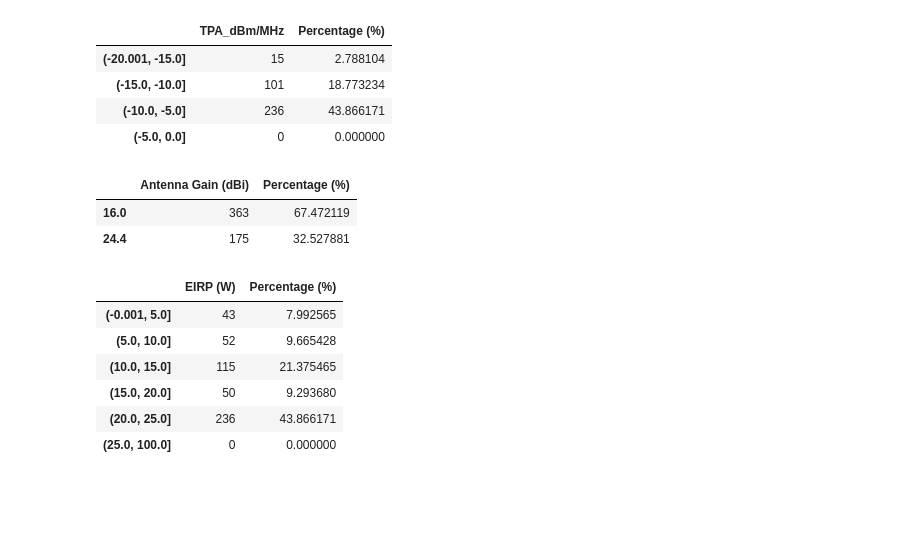
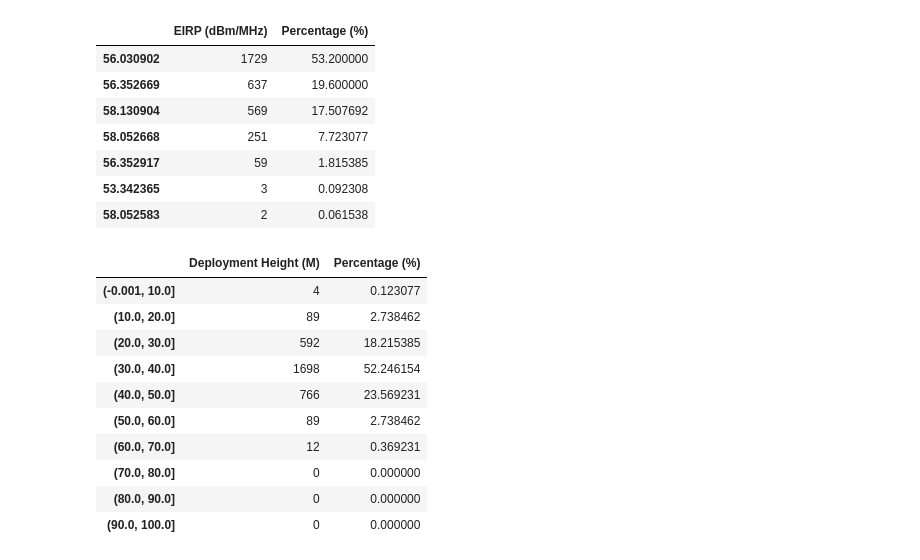
Before and after one commit to navnith-reddy/RAdata, a Jupyter notebook: NBNDataProcessing.ipynb, the cells around one changed output. Drawn from its saved outputs; the diff is of its cells as text; code cells hidden in the pictures; blank space fills up the shorter version.

```diff
--- a/NBNDataProcessing.ipynb
+++ b/NBNDataProcessing.ipynb
@@ -133,42 +226,36 @@ TPAdist
 # %%
-# TPA Distribution (dBm/MHz)
-bins = [-20, -15, -10, -5, 0]
-TPAdist = pd.DataFrame(unwired['TPA_dBm/MHz'].value_counts(bins=bins, sort=False))
-TPAdist['Percentage (%)'] = (TPAdist['TPA_dBm/MHz'] / 538) * 100
-TPAdist.rename(columns={'TPA_W' : 'Total Power into Antenna (dBm/MHz)'}, inplace=True)
-TPAdist.to_csv('Data/TPAdist_dBmMHz.csv', index=True)
-TPAdist
+# EIRP dBm/MHz
+EIRPs_dBm = pd.DataFrame(nbn['EIRP_dBm/MHz'].value_counts( sort=True))
+EIRPs_dBm['Percentage (%)'] = (EIRPs_dBm['EIRP_dBm/MHz'] /  3250) * 100
+EIRPs_dBm.rename(columns={'EIRP_dBm/MHz' : 'EIRP (dBm/MHz)'}, inplace=True)
+EIRPs_dBm.to_csv('Data/NBN/EIRPs_dBmHz.csv', index=True)
+EIRPs_dBm
 # %% [output]
-|  | TPA_dBm/MHz | Percentage (%) |
-| (-20.001, -15.0] | 15 | 2.788104 |
-| (-15.0, -10.0] | 101 | 18.773234 |
-| (-10.0, -5.0] | 236 | 43.866171 |
-| (-5.0, 0.0] | 0 | 0.000000 |
+|  | EIRP (dBm/MHz) | Percentage (%) |
+| 56.030902 | 1729 | 53.200000 |
+| 56.352669 | 637 | 19.600000 |
+| 58.130904 | 569 | 17.507692 |
+| 58.052668 | 251 | 7.723077 |
+| 56.352917 | 59 | 1.815385 |
+| 53.342365 | 3 | 0.092308 |
+| 58.052583 | 2 | 0.061538 |
 # %%
-# Antenna Gains
-bins = [0, 15, 17.5, 20, 22.5, 25, 100]
-AntennaG = pd.DataFrame(unwired['Antenna_Gain'].value_counts( sort=False))
-AntennaG['Percentage (%)'] = (AntennaG['Antenna_Gain'] / 538) * 100
-AntennaG.rename(columns={'Antenna_Gain' : 'Antenna Gain (dBi)'}, inplace=True)
-AntennaG.to_csv('Data/AntennaGain.csv', index=True)
-AntennaG
+# Antenna Height Distributions
+bins = [0, 10, 20, 30, 40, 50, 60, 70, 80, 90, 100]
+AntennaHts = pd.DataFrame(nbn['Antenna_Ht'].value_counts(bins=bins, sort=False))
+AntennaHts['Percentage (%)'] = (AntennaHts['Antenna_Ht'] /  3250) * 100
+AntennaHts.rename(columns={'Antenna_Ht' : 'Deployment Height (M)'}, inplace=True)
+AntennaHts.to_csv('Data/NBN/AntennaHts.csv', index=True)
+AntennaHts
 # %% [output]
-|  | Antenna Gain (dBi) | Percentage (%) |
-| 16.0 | 363 | 67.472119 |
-| 24.4 | 175 | 32.527881 |
+|  | Deployment Height (M) | Percentage (%) |
+| (-0.001, 10.0] | 4 | 0.123077 |
+| (10.0, 20.0] | 89 | 2.738462 |
+| (20.0, 30.0] | 592 | 18.215385 |
+| (30.0, 40.0] | 1698 | 52.246154 |
+| (40.0, 50.0] | 766 | 23.569231 |
+| (50.0, 60.0] | 89 | 2.738462 |
+| (60.0, 70.0] | 12 | 0.369231 |
+| (70.0, 80.0] | 0 | 0.000000 |
+| (80.0, 90.0] | 0 | 0.000000 |
+| (90.0, 100.0] | 0 | 0.000000 |
-# %%
-# EIRP
-bins = [0, 5, 10, 15, 20, 25, 100]
-EIRPs = pd.DataFrame(unwired['EIRP'].value_counts(bins=bins, sort=False))
-EIRPs['Percentage (%)'] = (EIRPs['EIRP'] / 538) * 100
-EIRPs.rename(columns={'EIRP' : 'EIRP (W)'}, inplace=True)
-EIRPs.to_csv('Data/EIRPs.csv', index=True)
-EIRPs
-# %% [output]
-|  | EIRP (W) | Percentage (%) |
-| (-0.001, 5.0] | 43 | 7.992565 |
-| (5.0, 10.0] | 52 | 9.665428 |
-| (10.0, 15.0] | 115 | 21.375465 |
-| (15.0, 20.0] | 50 | 9.293680 |
-| (20.0, 25.0] | 236 | 43.866171 |
-| (25.0, 100.0] | 0 | 0.000000 |
```
Also changed, not shown: parts of 14 cells of this notebook, 26 other files.
